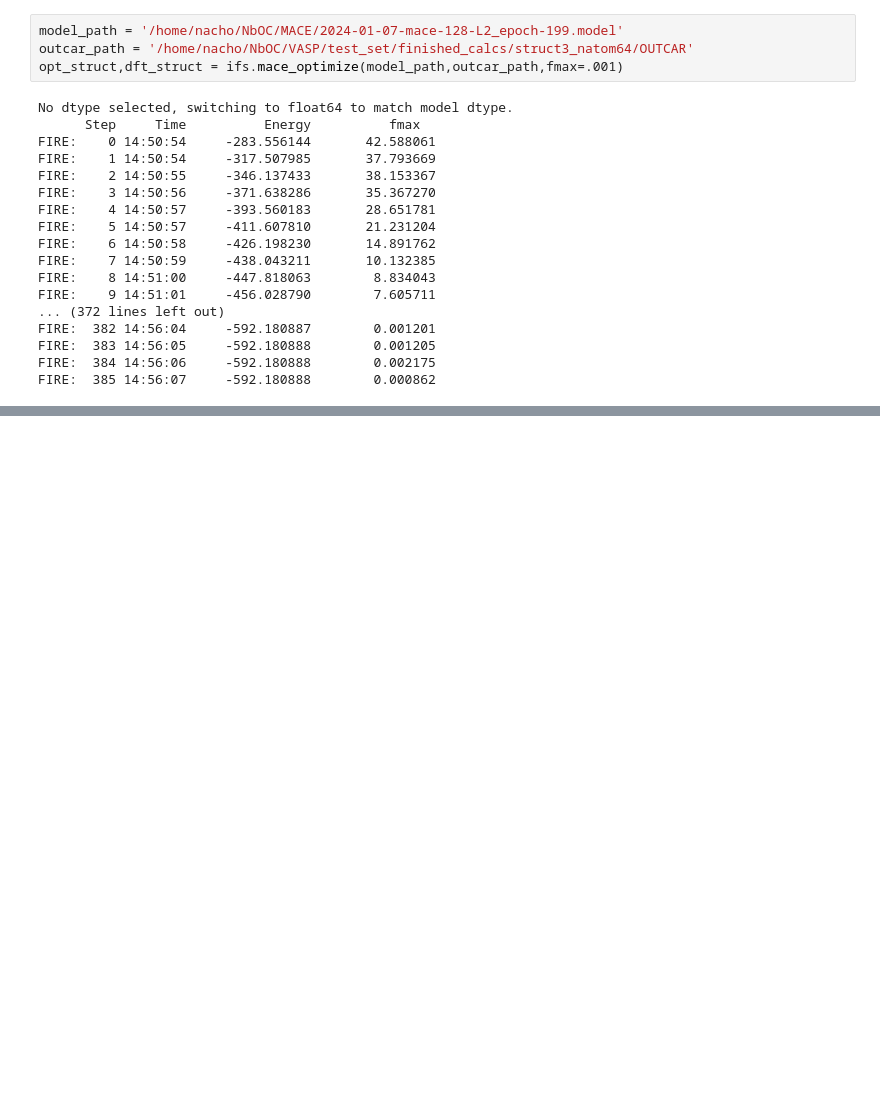
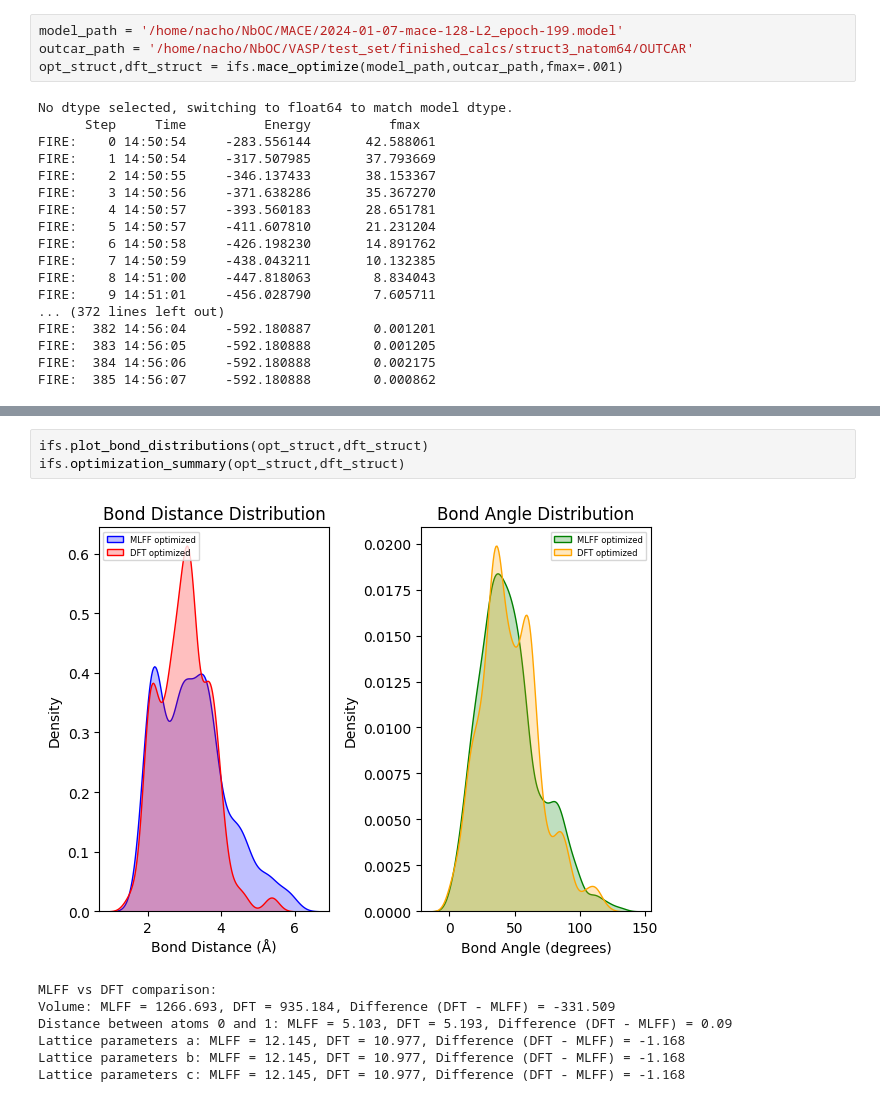
Before and after one commit to ignaciomigliaro/MLFF_training, a Jupyter notebook: Inference/mlff_inference_test.ipynb, the cells around one changed output, grey strips where cells are left out. Saved outputs shown, nothing was run; the diff lists cells and outputs as text; blank space fills up the shorter version.

```diff
--- a/Inference/mlff_inference_test.ipynb
+++ b/Inference/mlff_inference_test.ipynb
@@ -187,0 +220,11 @@ opt_struct
+# %%
+ifs.plot_bond_distributions(opt_struct,dft_struct)
+ifs.optimization_summary(opt_struct,dft_struct)
+# %% [output]
+[figure, added]
+MLFF vs DFT comparison:
+Volume: MLFF = 1266.693, DFT = 935.184, Difference (DFT - MLFF) = -331.509
+Distance between atoms 0 and 1: MLFF = 5.103, DFT = 5.193, Difference (DFT - MLFF) = 0.09
+Lattice parameters a: MLFF = 12.145, DFT = 10.977, Difference (DFT - MLFF) = -1.168
+Lattice parameters b: MLFF = 12.145, DFT = 10.977, Difference (DFT - MLFF) = -1.168
+Lattice parameters c: MLFF = 12.145, DFT = 10.977, Difference (DFT - MLFF) = -1.168
```
Also changed, not shown: parts of 11 cells of this notebook, 1 other file.
